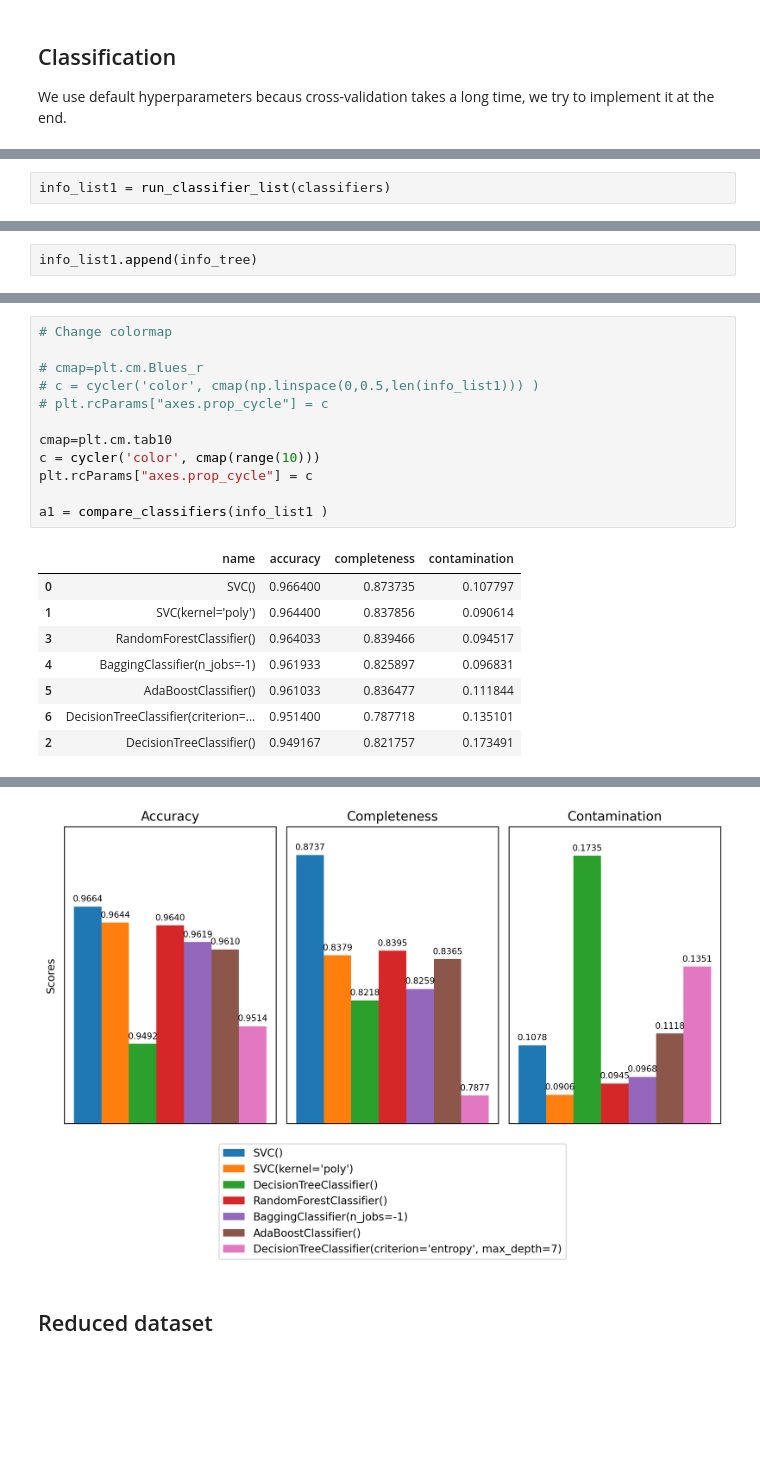
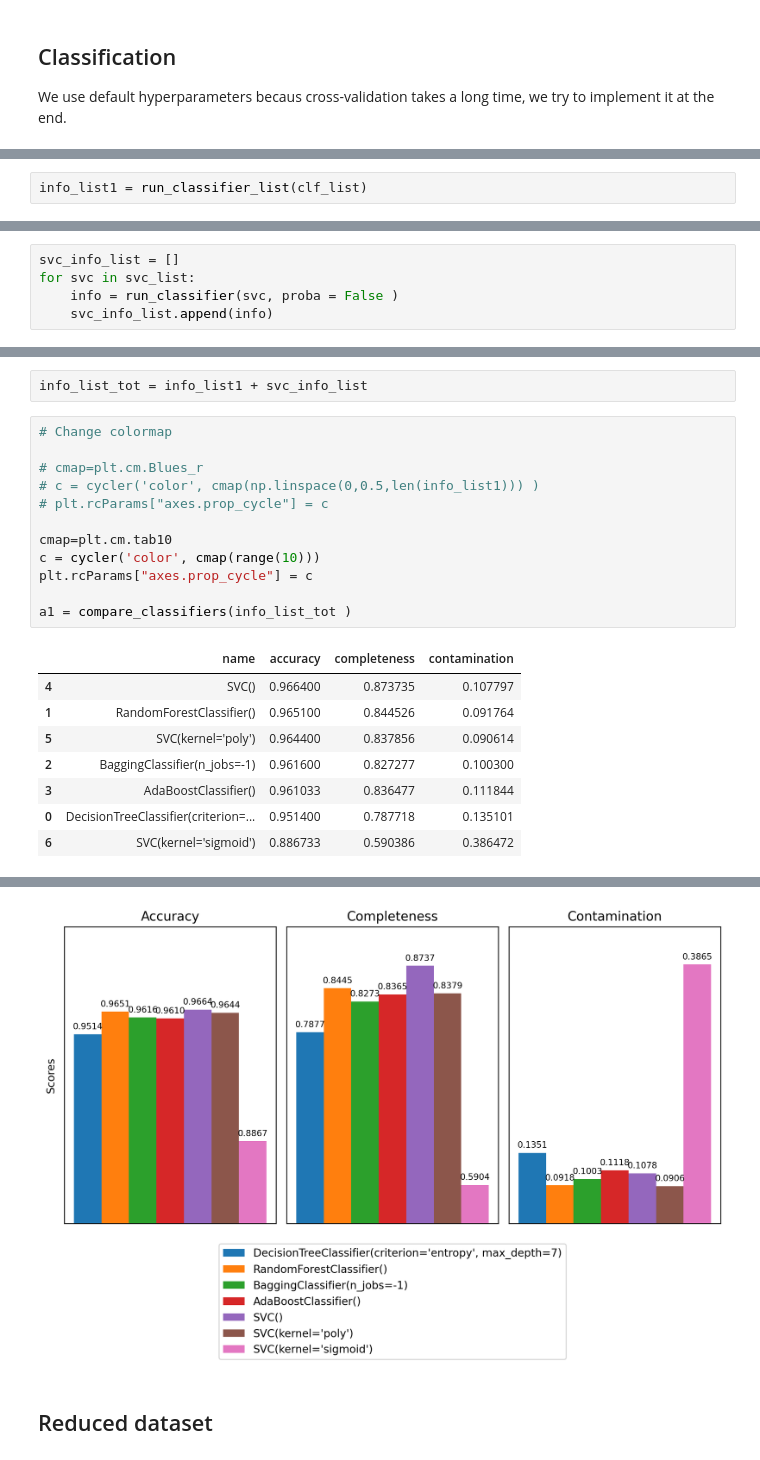
Before and after one commit to FraNob/astrostatistics_bicocca_2022, a Jupyter notebook: working/W20_UPDATED_LIGO_classification.ipynb, the cells around one changed output, grey strips where cells are left out. Drawn from its saved outputs; the diff is of its cells as text; blank space fills up the shorter version.

```diff
--- a/working/W20_UPDATED_LIGO_classification.ipynb
+++ b/working/W20_UPDATED_LIGO_classification.ipynb
@@ -376,2 +387,2 @@ classifiers = [clf_svc_rbf, clf_svc_poly, clf_dtc, clf_rdf,clf_bag,clf_ada]
 # %%
-info_list1 = run_classifier_list(classifiers)
+info_list1 = run_classifier_list(clf_list)
@@ -383,2 +394,5 @@ Fitting DecisionTreeClassifier(criterion='entropy', max_depth=7)
-# %%
-info_list1.append(info_tree)
+# %%
+svc_info_list = []
+for svc in svc_list:
+    info = run_classifier(svc, proba = False )
+    svc_info_list.append(info)
@@ -385,3 +403,5 @@ info_list1.append(info_tree)
+# %%
+info_list_tot = info_list1 + svc_info_list
 # %%
 # Change colormap
 
@@ -393,13 +413,13 @@ cmap=plt.cm.tab10
 c = cycler('color', cmap(range(10)))
 plt.rcParams["axes.prop_cycle"] = c
 
-a1 = compare_classifiers(info_list1 )
+a1 = compare_classifiers(info_list_tot )
 # %% [output]
 |  | name | accuracy | completeness | contamination |
-| 0 | SVC() | 0.966400 | 0.873735 | 0.107797 |
-| 1 | SVC(kernel='poly') | 0.964400 | 0.837856 | 0.090614 |
-| 3 | RandomForestClassifier() | 0.964033 | 0.839466 | 0.094517 |
-| 4 | BaggingClassifier(n_jobs=-1) | 0.961933 | 0.825897 | 0.096831 |
-| 5 | AdaBoostClassifier() | 0.961033 | 0.836477 | 0.111844 |
-| 6 | DecisionTreeClassifier(criterion=... | 0.951400 | 0.787718 | 0.135101 |
-| 2 | DecisionTreeClassifier() | 0.949167 | 0.821757 | 0.173491 |
+| 4 | SVC() | 0.966400 | 0.873735 | 0.107797 |
+| 1 | RandomForestClassifier() | 0.965100 | 0.844526 | 0.091764 |
+| 5 | SVC(kernel='poly') | 0.964400 | 0.837856 | 0.090614 |
+| 2 | BaggingClassifier(n_jobs=-1) | 0.961600 | 0.827277 | 0.100300 |
+| 3 | AdaBoostClassifier() | 0.961033 | 0.836477 | 0.111844 |
+| 0 | DecisionTreeClassifier(criterion=... | 0.951400 | 0.787718 | 0.135101 |
+| 6 | SVC(kernel='sigmoid') | 0.886733 | 0.590386 | 0.386472 |
@@ -407,4 +427,4 @@ a1 = compare_classifiers(info_list1 )
-[figure, old version]
+[figure, new version]
 # %% [markdown]
 ## Reduced dataset
 # %%
```
Also changed, not shown: parts of 19 cells of this notebook.
